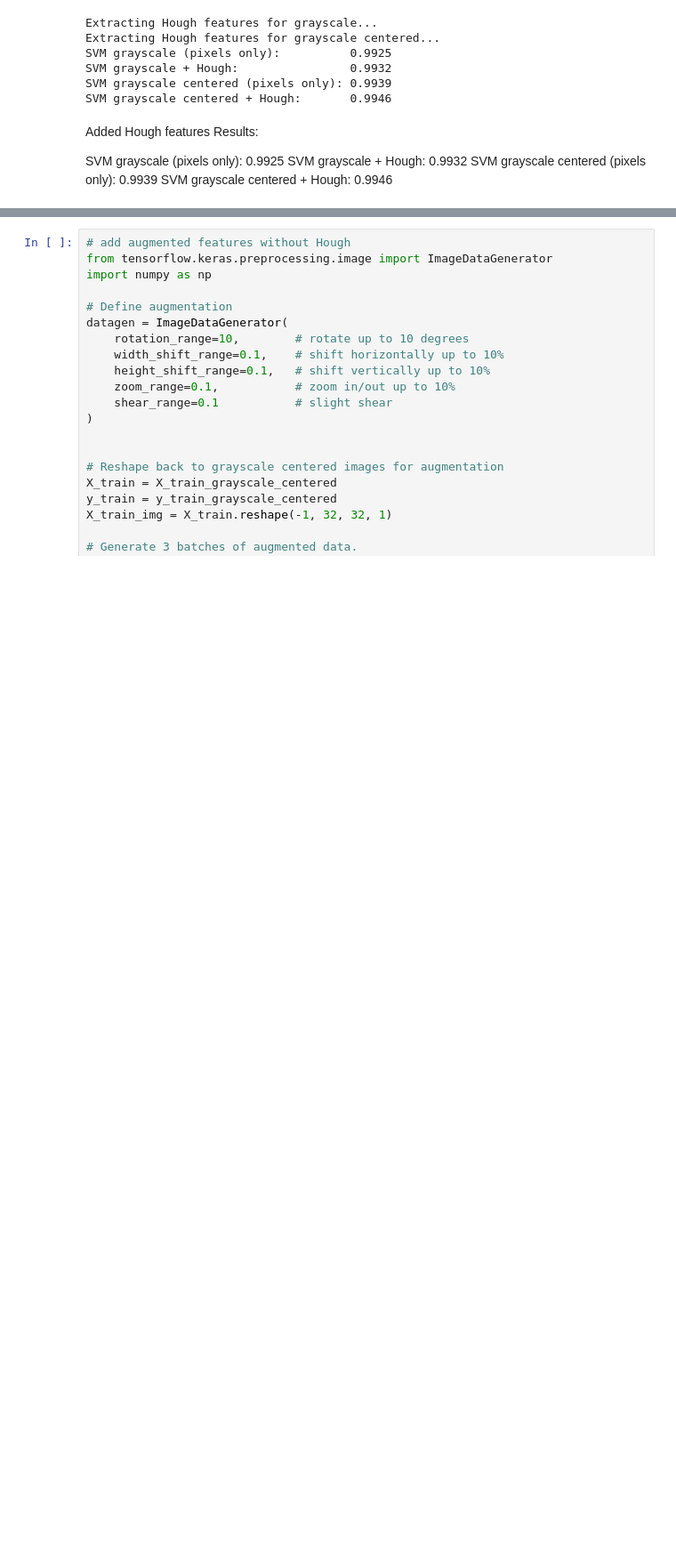
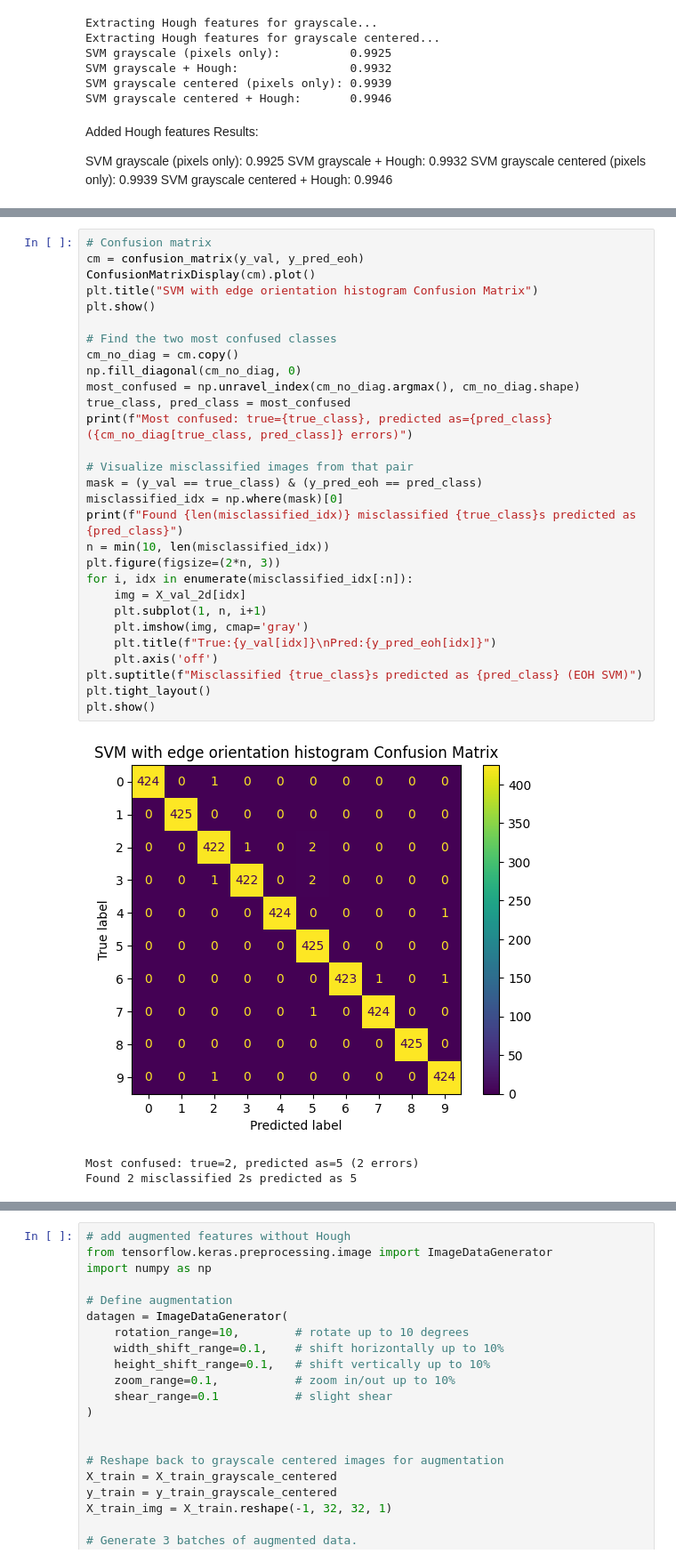
Before and after one commit to NoortjeVM/Group-01_IIVP-Project, a Jupyter notebook: svm_model_improved.ipynb, the cells around one changed output, grey strips where cells are left out. Shown at 89% size. Cells and saved outputs as stored; diff of their text form; blank space fills up the shorter version.

Commit message:
Edge orientation histogram

```diff
--- a/svm_model_improved.ipynb
+++ b/svm_model_improved.ipynb
@@ -485,0 +568,33 @@ SVM grayscale centered + Hough:       0.9946
+# %%
+# Confusion matrix
+cm = confusion_matrix(y_val, y_pred_eoh)
+ConfusionMatrixDisplay(cm).plot()
+plt.title("SVM with edge orientation histogram Confusion Matrix")
+plt.show()
+
+# Find the two most confused classes
+cm_no_diag = cm.copy()
+np.fill_diagonal(cm_no_diag, 0)
+most_confused = np.unravel_index(cm_no_diag.argmax(), cm_no_diag.shape)
+true_class, pred_class = most_confused
+print(f"Most confused: true={true_class}, predicted as={pred_class} ({cm_no_diag[true_class, pred_class]} errors)")
+
+# Visualize misclassified images from that pair
+mask = (y_val == true_class) & (y_pred_eoh == pred_class)
+misclassified_idx = np.where(mask)[0]
+print(f"Found {len(misclassified_idx)} misclassified {true_class}s predicted as {pred_class}")
+n = min(10, len(misclassified_idx))
+plt.figure(figsize=(2*n, 3))
+for i, idx in enumerate(misclassified_idx[:n]):
+    img = X_val_2d[idx]
+    plt.subplot(1, n, i+1)
+    plt.imshow(img, cmap='gray')
+    plt.title(f"True:{y_val[idx]}\nPred:{y_pred_eoh[idx]}")
+    plt.axis('off')
+plt.suptitle(f"Misclassified {true_class}s predicted as {pred_class} (EOH SVM)")
+plt.tight_layout()
+plt.show()
+# %% [output]
+[figure, added]
+Most confused: true=2, predicted as=5 (2 errors)
+Found 2 misclassified 2s predicted as 5
```
Also changed, not shown: parts of 3 cells of this notebook.
